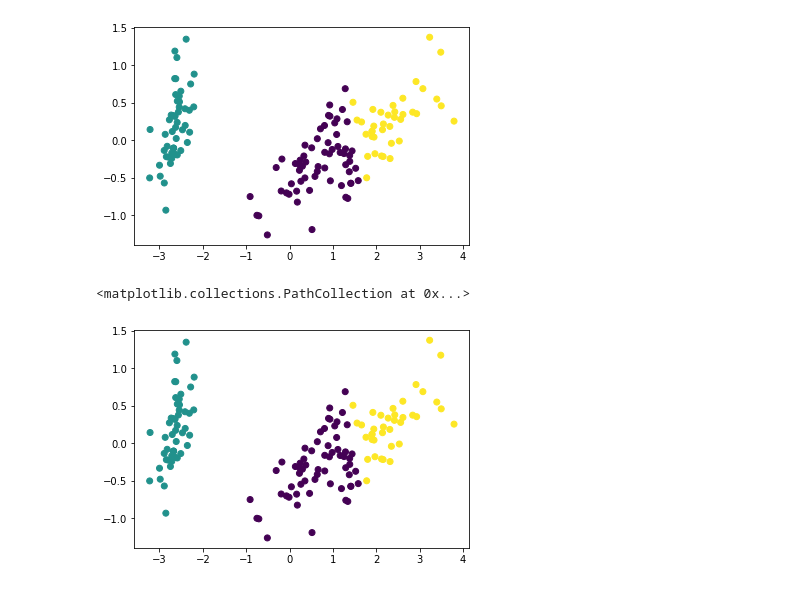
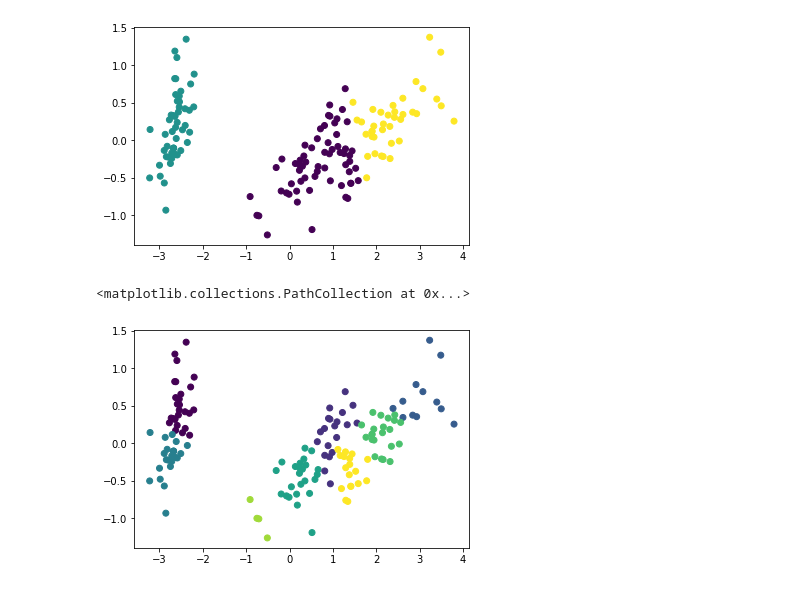
Before and after one commit to Jiraporn-klobrat/multivariate-, a Jupyter notebook: Chapter_6_Cluster_Analysis.ipynb, the cells around one changed output. Cells and saved outputs as stored; diff of their text form; code cells hidden in the pictures.

Commit message:
K-means clustering

```diff
--- a/Chapter_6_Cluster_Analysis.ipynb
+++ b/Chapter_6_Cluster_Analysis.ipynb
@@ -112,7 +112,10 @@ plt.scatter(new_pca[:,0],new_pca[:,1],c=y)
 <matplotlib.collections.PathCollection at 0x...>
 [figure]
 # %%
+kmeans = KMeans(n_clusters=8, random_state=2021)
+kmeans.fit(example_df_drop)
+y = kmeans.predict(example_df_drop)
 plt.scatter(new_pca[:,0],new_pca[:,1],c=y)
 # %% [output]
 <matplotlib.collections.PathCollection at 0x...>
-[figure, old version]
+[figure, new version]
```
Also changed, not shown: parts of 2 cells of this notebook.
